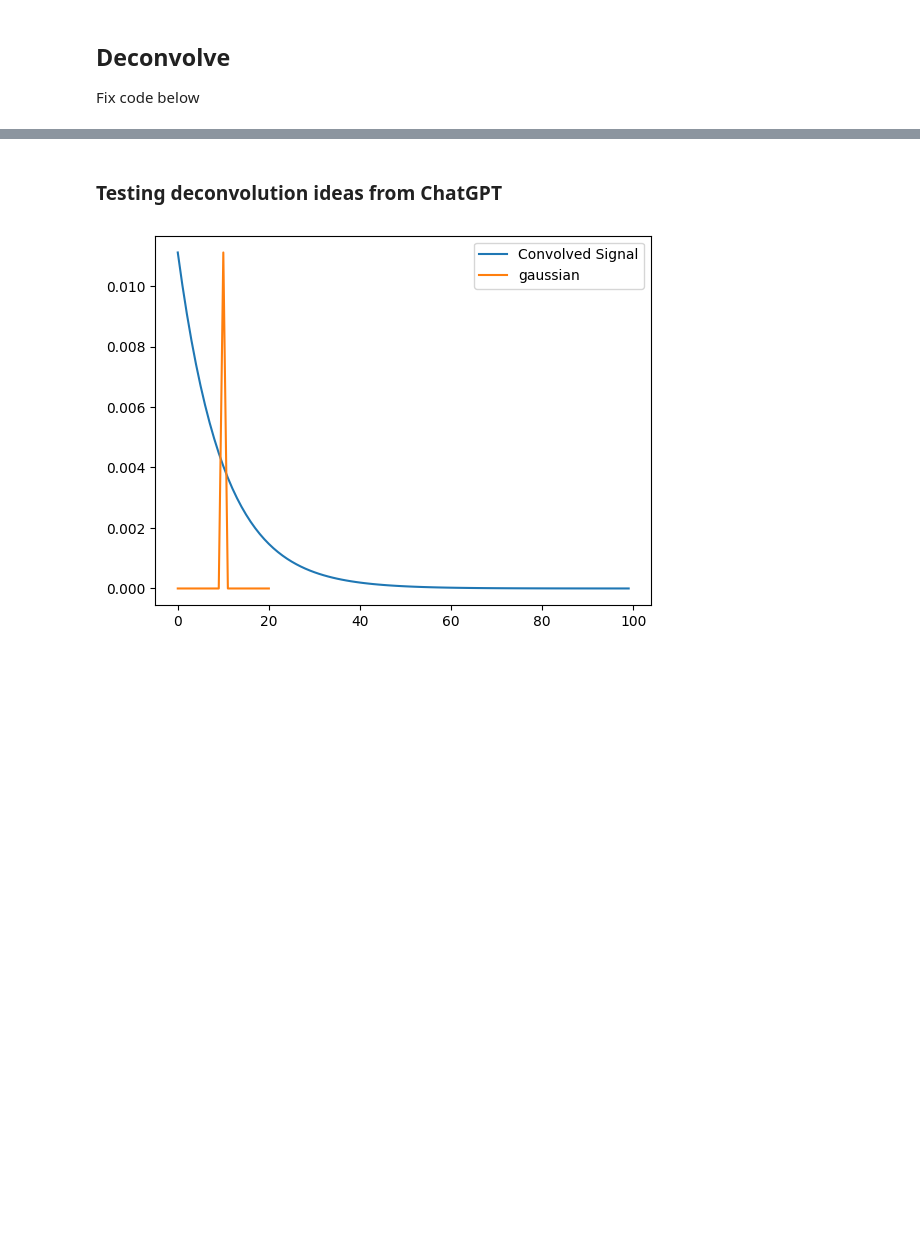
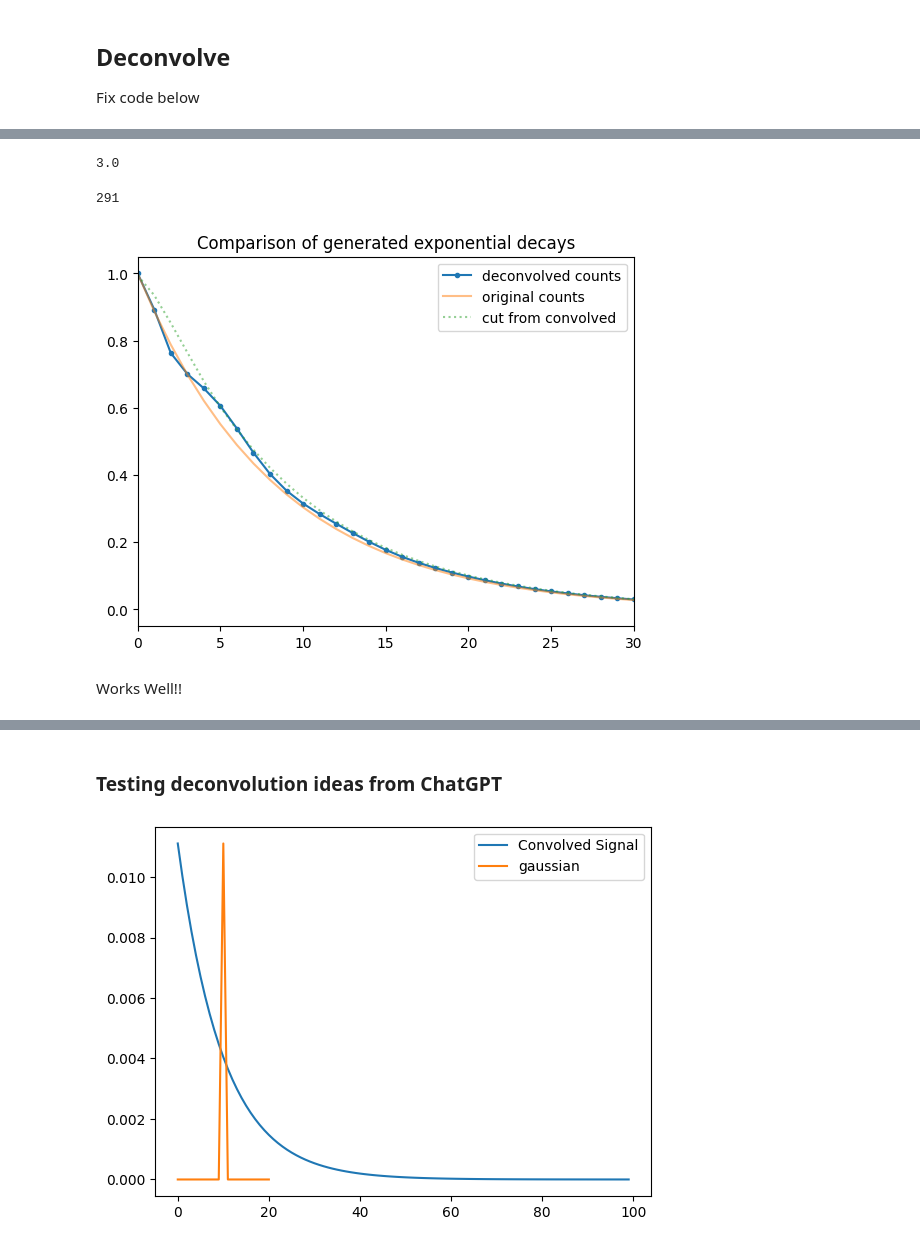
Before and after one commit to zoccoler/FLIM_analysis, a Jupyter notebook: notebooks/creating_IRF.ipynb, the cells around one changed output, grey strips where cells are left out. Drawn from its saved outputs; the diff is of its cells as text; code cells hidden in the pictures; blank space fills up the shorter version.

Commit message:
Applied richardson_lucy deconvolution

```diff
--- a/notebooks/creating_IRF.ipynb
+++ b/notebooks/creating_IRF.ipynb
@@ -165,3 +75,30 @@ N
+# %%
+lifetime_signal_rebuilt = convolve(normalized_counts, syn_irf_rebuilt, mode='full')[:len(normalized_counts)]
+# %%
+d_exp_decay = richardson_lucy(image = lifetime_signal_rebuilt/np.max(lifetime_signal_rebuilt),
+psf = syn_irf_rebuilt, num_iter = 50)
+# %%
+sum(d_exp_decay[d_exp_decay==1])
+# %% [output]
+3.0
+# %%
+d_exp_maximums = (d_exp_decay == np.max(d_exp_decay)).nonzero()[0]
+# %%
+len(d_exp_decay[d_exp_maximums[-1]:])
+# %% [output]
+291
+# %%
+plt.plot(d_exp_decay[d_exp_maximums[-1]:], '.-', label = "deconvolved counts")
+plt.plot(normalized_counts, alpha = 0.5, label = "original counts")
+plt.plot((lifetime_signal_rebuilt/np.max(lifetime_signal_rebuilt))[np.argmax(lifetime_signal_rebuilt)+1:], ls = ":",alpha = 0.5, label = "cut from convolved")
+plt.legend()
+plt.xlim(left = 0,right = 30)
+plt.title("Comparison of generated exponential decays")
+plt.show()
+# %% [output]
+[figure, added]
+# %% [markdown]
+Works Well!!
 # %%
 from scipy.fft import (fft, ifft, fftshift)
 # %%
```
Also changed, not shown: parts of 26 cells of this notebook.
